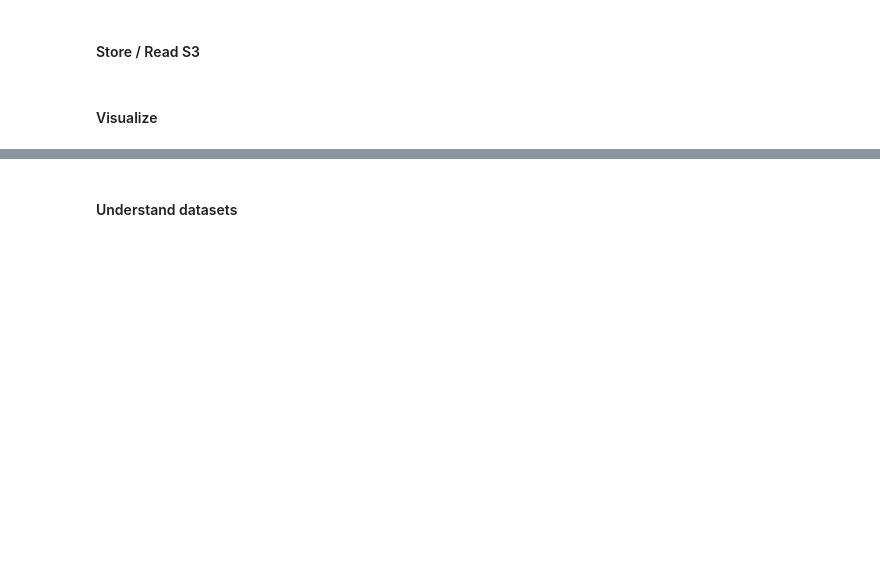
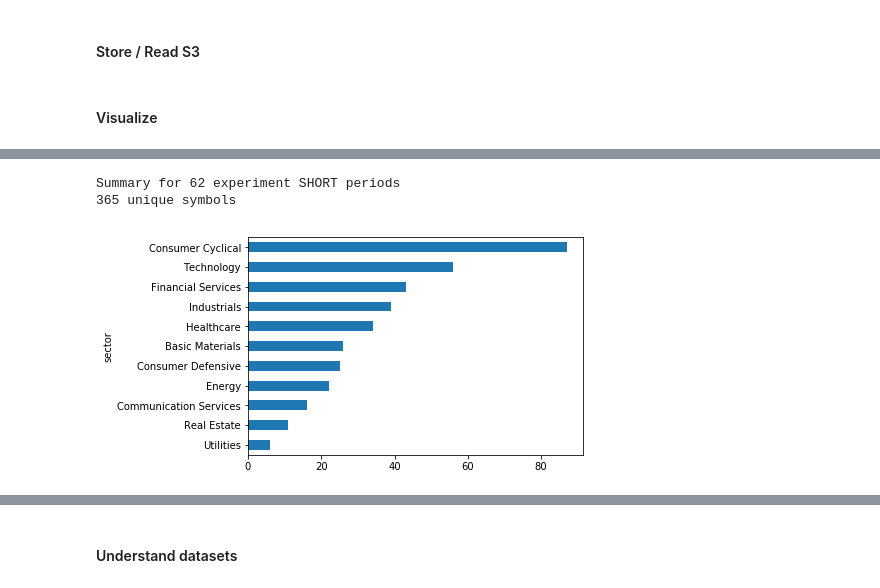
Before and after one commit to webclinic017/inception, a Jupyter notebook: notebooks/micro_TF.ipynb, the cells around one changed output, grey strips where cells are left out. Drawn from its saved outputs; the diff is of its cells as text; code cells hidden in the pictures; blank space fills up the shorter version.

```diff
--- a/notebooks/micro_TF.ipynb
+++ b/notebooks/micro_TF.ipynb
@@ -633,0 +727,47 @@ pred_df.loc[pred_df.symbol == pred_symbol].tail(20)
+# %%
+# Backtesting experiment: What if we pick the best 10 longs everymonth?
+stop_loss = False
+long = False
+max_loss = 0.3
+as_of_date = -20
+study_period = -10
+holding_period = 20
+# range = [study_period + as_of_date:as_of_date]
+min_confidence = 0.8
+max_class_rows = 50
+pred_classes = [3, 4] if long else [0, 1]
+period_range = list(range(-20, -pred_df.index.unique().shape[0], -holding_period))
+
+super_list = []
+symbol_list = []
+for as_of_date in list(range(-20, -pred_df.index.unique().shape[0], -20)):
+#     print(f'Predicting from {x} days ago')
+    top_pred = get_top_predictions(pred_df, as_of_date, min_confidence, max_class_rows)
+    study_dates = get_study_date_range(pred_df, as_of_date, study_period)
+    most_freq_df = get_most_frequent_preds(pred_df, study_dates, top_pred, pred_classes)
+    symbols = list(most_freq_df.head(max_positions).symbol)
+    if len(symbols) > 5:
+        idx = clean_co_px.index.get_loc(study_dates[-1])
+        prices = clean_co_px.iloc[idx:idx+holding_period][symbols]
+        port_index = get_ind_index(prices, tail=holding_period, name='PORT')
+        if stop_loss:
+            port_index = port_index.iloc[:,:-1].apply(stop_loss, args=(long, max_loss)) # stop loss treatment
+            port_index = get_ind_index(port_index, tail=holding_period, name='PORT') # recalc portfolio return
+        # print(f'Showing returns from {clean_co_px.iloc[idx:idx+holding_period].index[[0,-1]]}')
+        exp = port_index.iloc[-1].describe()
+        exp['offset_start'] = as_of_date
+        exp['as_of_date'] = str(study_dates[-1])
+        exp['study_period'] = study_period
+        exp['end_date'] = str(port_index.index[-1])
+        symbol_list.append(symbols)
+        super_list.append(exp)
+hist_ports = pd.concat(super_list, axis=1).T
+# %%
+print(f'Summary for {len(period_range)} experiment {"LONG" if long else "SHORT"} periods')
+unique_symbols = set(np.concatenate(symbol_list))
+print(f'{len(unique_symbols)} unique symbols')
+profile.loc[unique_symbols].groupby(by=['sector']).count().iloc[:,0].sort_values().plot.barh();
+# %% [output]
+Summary for 62 experiment SHORT periods
+365 unique symbols
+[figure, added]
```
Also changed, not shown: parts of 31 cells of this notebook.
